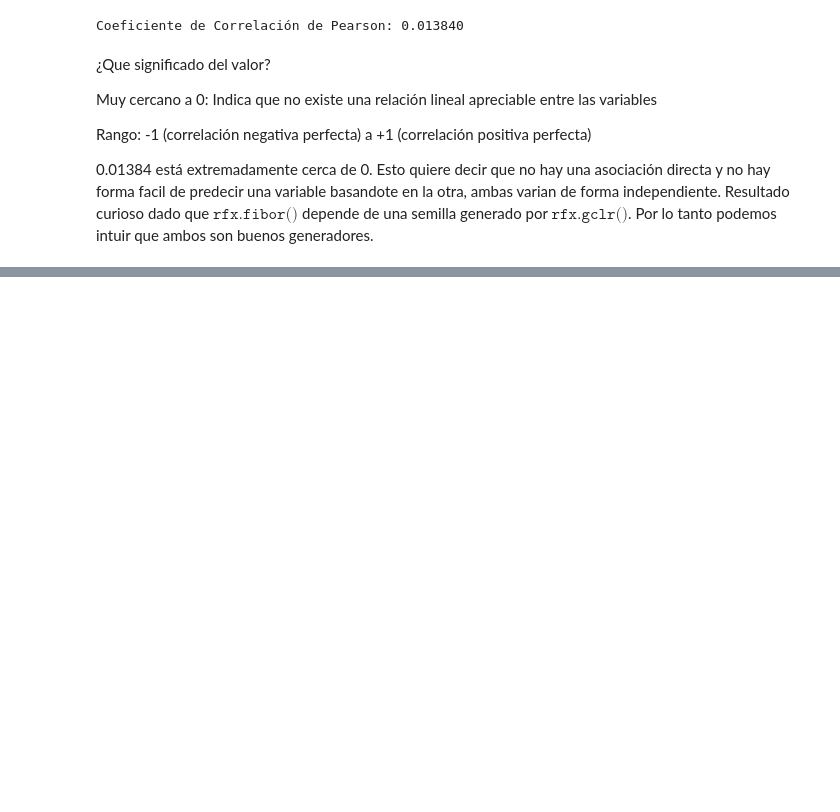
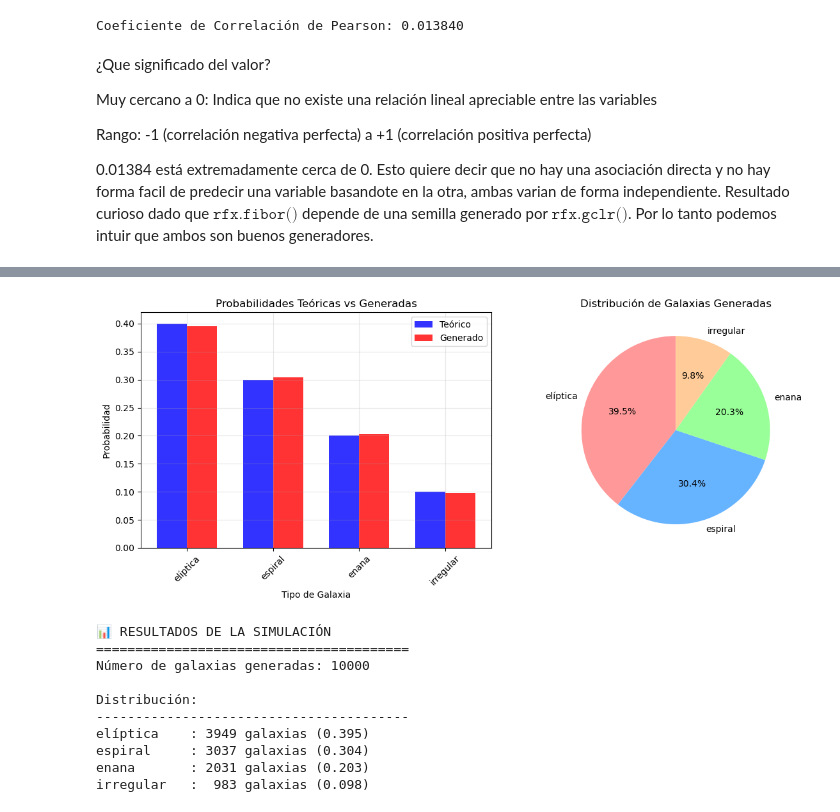
Before and after one commit to rubsanmon22/2025-unc-famaf-astro-astrometria1, a Jupyter notebook: tp1/tp1.ipynb, the cells around one changed output, grey strips where cells are left out. Drawn from its saved outputs; the diff is of its cells as text; code cells hidden in the pictures; blank space fills up the shorter version.

```diff
--- a/tp1/tp1.ipynb
+++ b/tp1/tp1.ipynb
@@ -1282,0 +1150,69 @@ El auto estaba en la puerta 1
+# %%
+# GALAXIAS
+
+N = 10000
+semilla = 2205  # Usa tu semilla preferida
+
+# Genera todos los números aleatorios de una vez
+rand_nums = np.array(rfx.gclr(semilla, 1664525, 1013904223, 2**32, N))
+
+# Clasifica los tipos de galaxia usando np.select
+condiciones = [
+    rand_nums < 0.4,
+    (rand_nums >= 0.4) & (rand_nums < 0.7),
+    (rand_nums >= 0.7) & (rand_nums < 0.9),
+    rand_nums >= 0.9
+]
+tipos = ["elíptica", "espiral", "enana", "irregular"]
+galaxias = np.select(condiciones, tipos)
+
+# Contar la frecuencia de cada tipo
+conteos = [np.sum(galaxias == tipo) for tipo in tipos]
+probabilidades = [count / N for count in conteos]
+
+# Probabilidades teóricas
+prob_teoricas = [0.4, 0.3, 0.2, 0.1]
+
+# Crear gráficos
+fig, (ax1, ax2) = plt.subplots(1, 2, figsize=(12, 5))
+
+x_pos = np.arange(len(tipos))
+width = 0.35
+
+ax1.bar(x_pos - width/2, prob_teoricas, width, label='Teórico', alpha=0.8, color='blue')
+ax1.bar(x_pos + width/2, probabilidades, width, label='Generado', alpha=0.8, color='red')
+ax1.set_xlabel('Tipo de Galaxia')
+ax1.set_ylabel('Probabilidad')
+ax1.set_title('Probabilidades Teóricas vs Generadas')
+ax1.set_xticks(x_pos)
+ax1.set_xticklabels(tipos, rotation=45)
+ax1.legend()
+ax1.grid(True, alpha=0.3)
+
+colors = ['#ff9999', '#66b3ff', '#99ff99', '#ffcc99']
+ax2.pie(conteos, labels=tipos, autopct='%1.1f%%', colors=colors, startangle=90)
+ax2.set_title('Distribución de Galaxias Generadas')
+
+plt.tight_layout()
+plt.show()
+
+# Mostrar resultados en consola
+print("📊 RESULTADOS DE LA SIMULACIÓN")
+print("=" * 40)
+print(f"Número de galaxias generadas: {N}")
+print("\nDistribución:")
+print("-" * 40)
+for i, tipo in enumerate(tipos):
+    print(f"{tipo:12}: {conteos[i]:4} galaxias ({probabilidades[i]:.3f})")
+# %% [output]
+[figure, added]
+📊 RESULTADOS DE LA SIMULACIÓN
+========================================
+Número de galaxias generadas: 10000
+
+Distribución:
+----------------------------------------
+elíptica    : 3949 galaxias (0.395)
+espiral     : 3037 galaxias (0.304)
+enana       : 2031 galaxias (0.203)
+irregular   :  983 galaxias (0.098)
```
Also changed, not shown: parts of 3 cells of this notebook.
